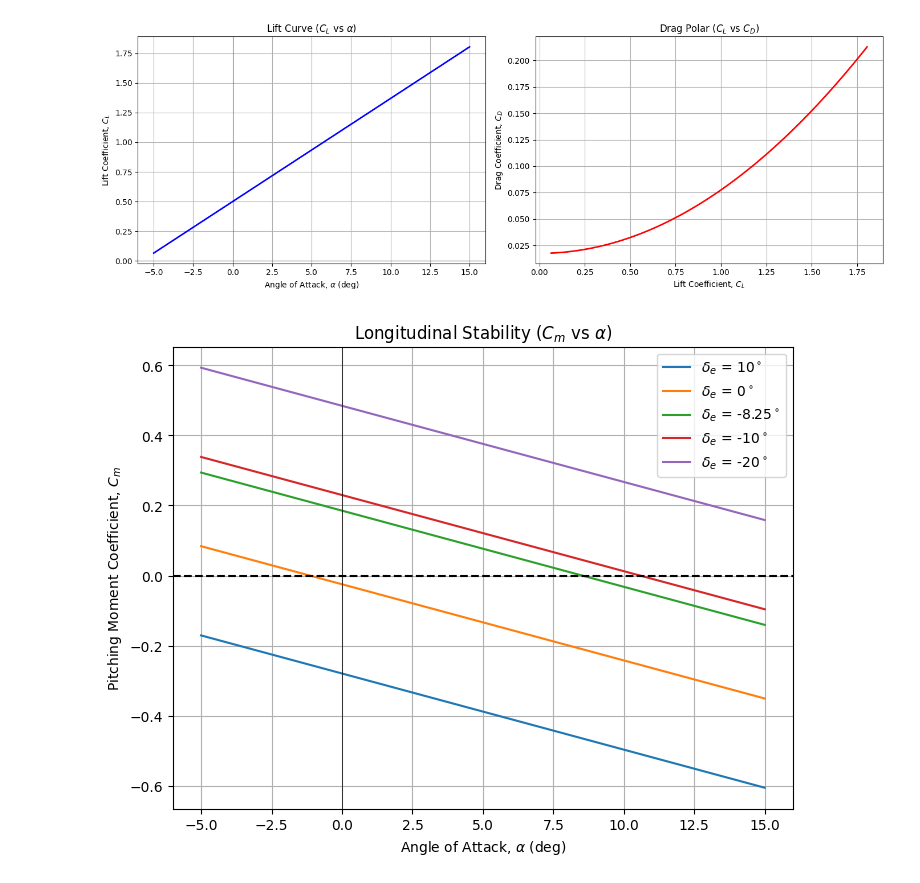
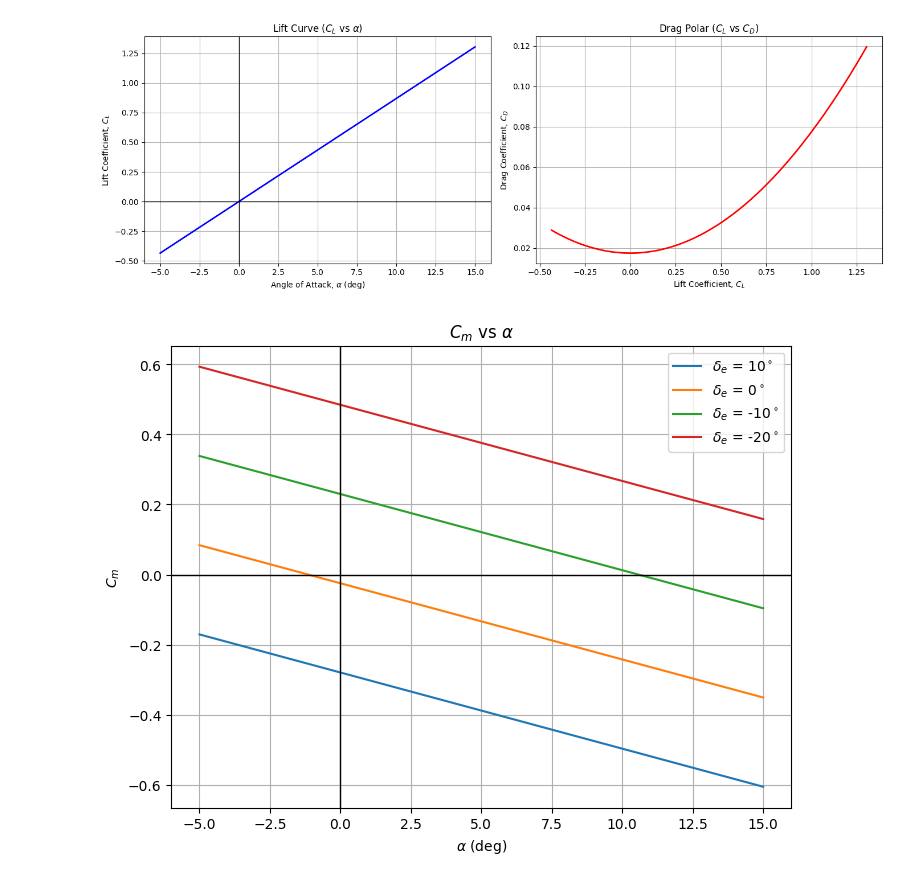
Before and after one commit to Vinicius-Takano/6DoF_Aircraft_Simulator, a Jupyter notebook: dynamic_behavior.ipynb, the cells around one changed output. Drawn from its saved outputs; the diff is of its cells as text; code cells hidden in the pictures.

Commit message:
Graphs simplifications and corrections

```diff
--- a/dynamic_behavior.ipynb
+++ b/dynamic_behavior.ipynb
@@ -3,16 +3,16 @@ import numpy as np
 import matplotlib.pyplot as plt
 # %%
 # ---------------------------------------------------------
-# Load Aerodynamic Parameters (Extracted from your config)
+# Load Aerodynamic Parameters
 # ---------------------------------------------------------
 # Lift & Drag
-CL_0 = 0.5
+CL_0 = 0
 CL_alpha = 4.982       # per rad
 CL_delta_e = 0.435     # per rad
 CD0 = 0.0175
 k = 0.06
 
-# Longitudinal (Pitch)
+# Longitudinal (Pitch - M)
 Cm_0 = -0.025
 Cm_alpha = -1.246      # per rad
 Cm_delta_e = -1.46     # per rad
@@ -22,12 +22,12 @@ Cn_beta = 1.75         # per rad
 Cn_delta_r = -1.0      # per rad
 Cn_delta_a = -0.125    # per rad
 
-# Lateral (Roll - L, noted as Cr in your config)
-Cl_beta = -1.3         # per rad
-Cl_delta_a = 0.05     # per rad
-Cl_delta_r = 0.3      # per rad
+# Lateral (Roll - L)
+Cr_beta = -1.3         # per rad
+Cr_delta_a = 0.05     # per rad
+Cr_delta_r = 0.3      # per rad
 
-# Side Force (Y)
+# Side Force (C_Y)
 Cy_beta = -1.5         # per rad
 Cy_delta_a = -0.33      # per rad
 Cy_delta_r = 0.25       # per rad
@@ -37,60 +37,64 @@ lim_de = [-25, 10]
 lim_da = [-25, 25]
 lim_dr = [-30, 30]
 # %%
-# Generate arrays for Angle of Attack (alpha) from -5 to 15 degrees
+# Generate arrays for alpha
 alpha_deg = np.linspace(-5, 15, 100)
 alpha_rad = np.radians(alpha_deg)
 
-# Calculate CL (clean configuration, delta_e = 0)
+# Calculate CL
 CL = CL_0 + CL_alpha * alpha_rad
+
+    # TODO:
+        # Implement stall behavior
+        # Implement reverse stall behavior
+        # Implement control surface deflection effects on CL
+        # Implement beta effects on CL
 
 # Calculate CD
 CD = CD0 + k * CL**2
 
-# Plotting Basic Aerodynamics
+
 fig, axs = plt.subplots(1, 2, figsize=(14, 5))
-
 # Plot 1: Lift Curve
 axs[0].plot(alpha_deg, CL, 'b-', linewidth=2)
 axs[0].set_title('Lift Curve ($C_L$ vs $\\alpha$)')
 axs[0].set_xlabel('Angle of Attack, $\\alpha$ (deg)')
 axs[0].set_ylabel('Lift Coefficient, $C_L$')
 axs[0].grid(True)
-axs[0].axhline(0, color='black', linewidth=0.5)
-axs[0].axvline(0, color='black', linewidth=0.5)
+axs[0].axhline(0, color='black', linewidth=1)
+axs[0].axvline(0, color='black', linewidth=1)
 
 # Plot 2: Drag Polar
 axs[1].plot(CL, CD, 'r-', linewidth=2)
 axs[1].set_title('Drag Polar ($C_L$ vs $C_D$)')
 axs[1].set_xlabel('Lift Coefficient, $C_L$')
 axs[1].set_ylabel('Drag Coefficient, $C_D$')
 axs[1].grid(True)
 
 plt.tight_layout()
 plt.show()
 # %% [output]
-[figure, old version]
+[figure, new version]
 # %%
-# Sweep elevator deflections to see trim points (Cm = 0)
-elevators_deg = [10, 0, -8.25, -10, -20]
+# Sweep elevator deflections from trim points
+elevators_deg = [10, 0, -10, -20]
 
 fig, ax = plt.subplots(figsize=(8, 6))
 
 for de in elevators_deg:
     de_rad = np.radians(de)
-    # Calculate Cm
     Cm = Cm_0 + Cm_alpha * alpha_rad + Cm_delta_e * de_rad
     ax.plot(alpha_deg, Cm, label=f'$\\delta_e$ = {de}$^\\circ$')
 
-ax.set_title('Longitudinal Stability ($C_m$ vs $\\alpha$)')
-ax.set_xlabel('Angle of Attack, $\\alpha$ (deg)')
-ax.set_ylabel('Pitching Moment Coefficient, $C_m$')
-ax.axhline(0, color='black', linewidth=1.5, linestyle='--')
-ax.axvline(0, color='black', linewidth=0.5)
+ax.set_title('$C_m$ vs $\\alpha$')
+ax.set_xlabel('$\\alpha$ (deg)')
+ax.set_ylabel('$C_m$')
+ax.axhline(0, color='black', linewidth=1)
+ax.axvline(0, color='black', linewidth=1)
 ax.grid(True)
 ax.legend()
 
 plt.show()
 # %% [output]
-[figure, old version]
+[figure, new version]
 # %%
```
Also changed, not shown: parts of 3 cells of this notebook.
